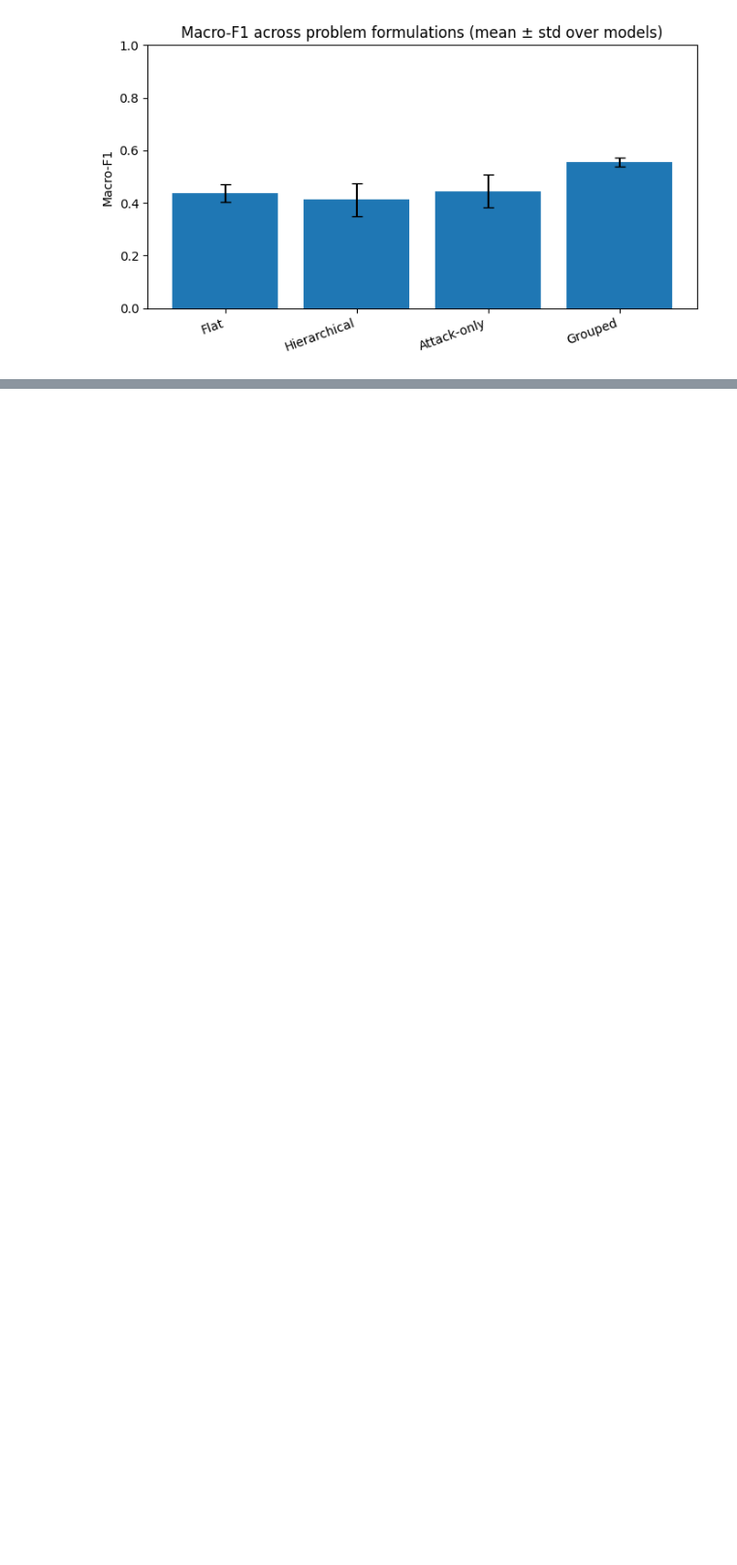
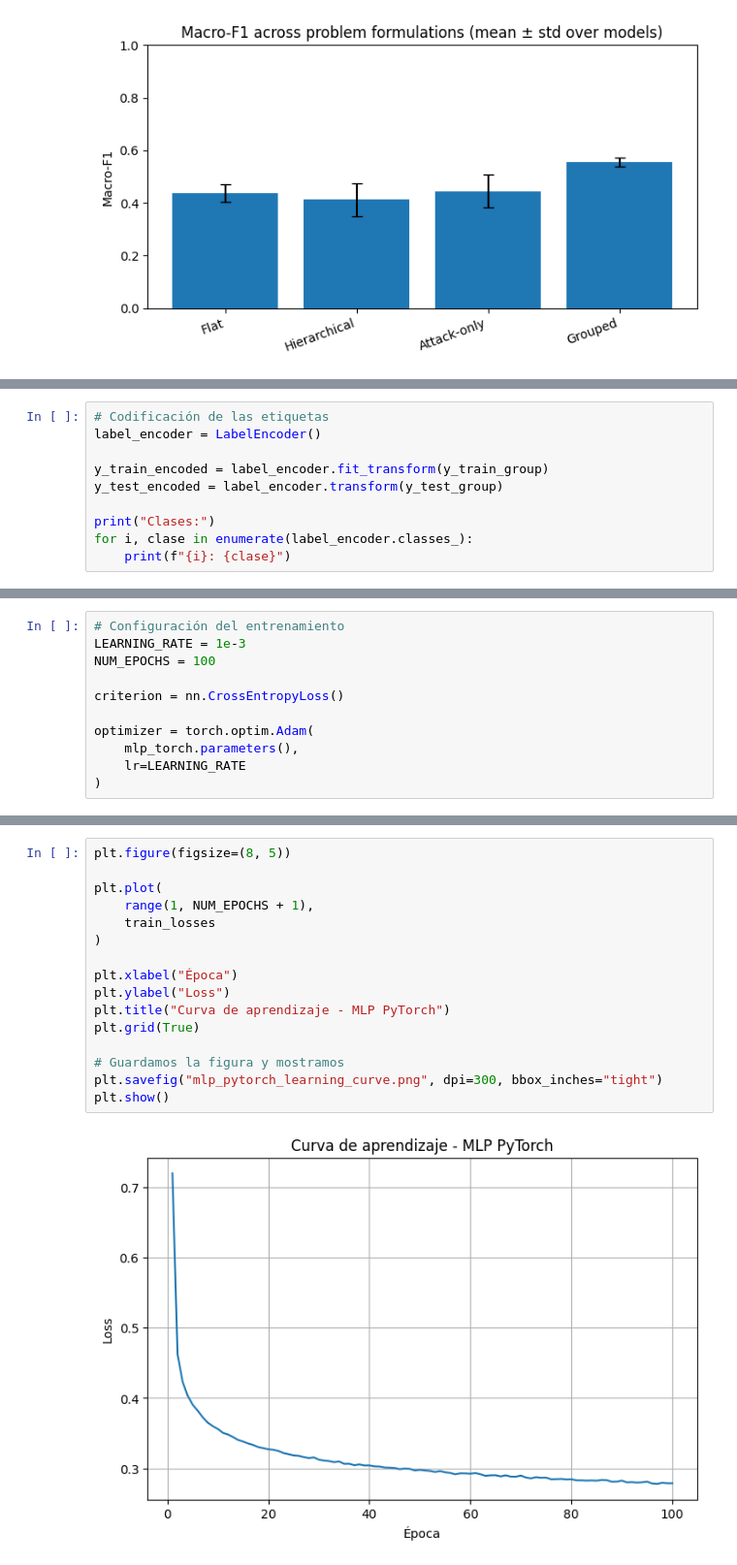
Before and after one commit to rgarciaee/UNSW-NB15-Intrusion-Detection-Binary-Multi-Class-and-Hierarchical-Attack-Classification, a Jupyter notebook: notebooks/Intrussion_Detecto_UNSW-NB15.ipynb, the cells around one changed output, grey strips where cells are left out. Shown at 97% size. Drawn from its saved outputs; the diff is of its cells as text; blank space fills up the shorter version.

```diff
--- a/notebooks/Intrussion_Detecto_UNSW-NB15.ipynb
+++ b/notebooks/Intrussion_Detecto_UNSW-NB15.ipynb
@@ -2185,0 +2403,10 @@ plt.show()
+# %%
+# Codificación de las etiquetas
+label_encoder = LabelEncoder()
+
+y_train_encoded = label_encoder.fit_transform(y_train_group)
+y_test_encoded = label_encoder.transform(y_test_group)
+
+print("Clases:")
+for i, clase in enumerate(label_encoder.classes_):
+    print(f"{i}: {clase}")
@@ -2185,0 +2529,11 @@ plt.show()
+# %%
+# Configuración del entrenamiento
+LEARNING_RATE = 1e-3
+NUM_EPOCHS = 100
+
+criterion = nn.CrossEntropyLoss()
+
+optimizer = torch.optim.Adam(
+    mlp_torch.parameters(),
+    lr=LEARNING_RATE
+)
@@ -2185,0 +2722,18 @@ plt.show()
+# %%
+plt.figure(figsize=(8, 5))
+
+plt.plot(
+    range(1, NUM_EPOCHS + 1),
+    train_losses
+)
+
+plt.xlabel("Época")
+plt.ylabel("Loss")
+plt.title("Curva de aprendizaje - MLP PyTorch")
+plt.grid(True)
+
+# Guardamos la figura y mostramos
+plt.savefig("mlp_pytorch_learning_curve.png", dpi=300, bbox_inches="tight")
+plt.show()
+# %% [output]
+[figure, added]
```
Also changed, not shown: parts of 56 cells of this notebook, 4 other files.
